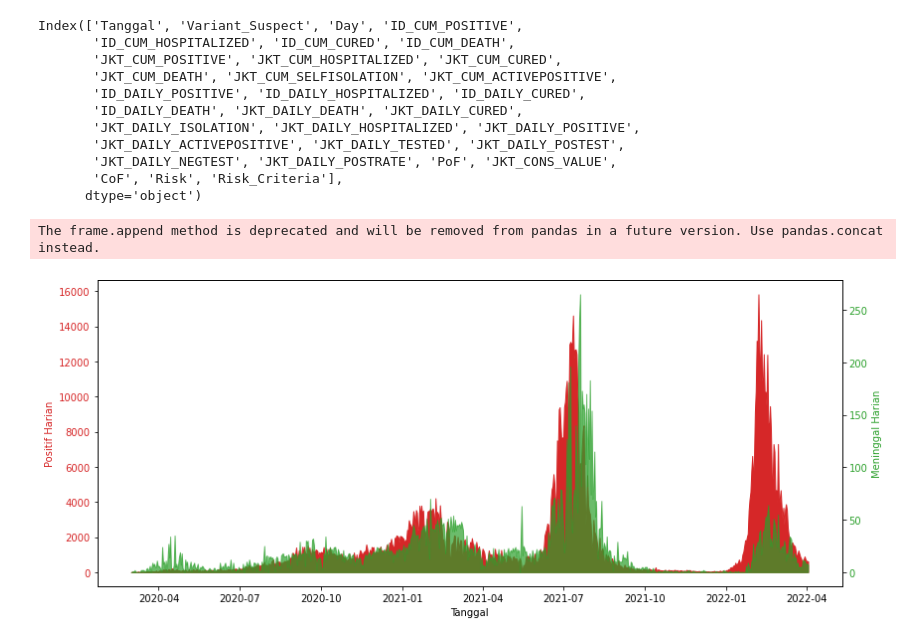
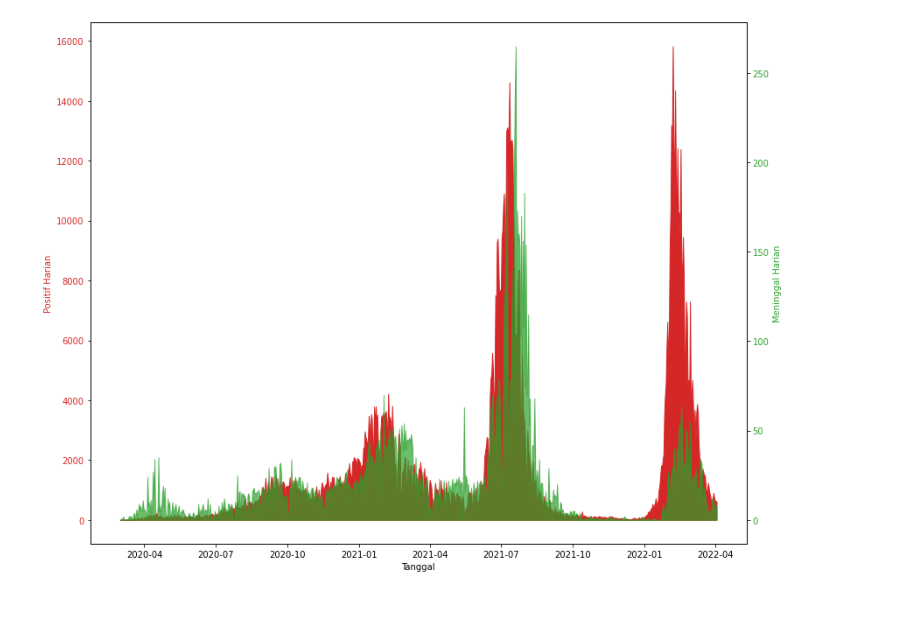
Before and after one commit to aasina/carpredict, a Jupyter notebook: covidJKTdatapresent.ipynb, the cells around one changed output. Drawn from its saved outputs; the diff is of its cells as text; code cells hidden in the pictures; blank space fills up the shorter version.

```diff
--- a/covidJKTdatapresent.ipynb
+++ b/covidJKTdatapresent.ipynb
@@ -3,9 +3,9 @@ import pandas as pd
 import seaborn as sns
 import numpy as np
 import matplotlib.pyplot as plt
+import plotly.express as px
+
 %matplotlib inline
-
-plt.rcParams["figure.figsize"] = (12,5)
 # %%
 datacovid = pd.read_excel('datasetcovidjktid.xlsx',sheet_name='dataset')
 # %%
@@ -66,15 +78 @@ datacovid.columns
-# %%
-datacovid.columns
-# %% [output]
-Index(['Tanggal', 'Variant_Suspect', 'Day', 'ID_CUM_POSITIVE',
-       'ID_CUM_HOSPITALIZED', 'ID_CUM_CURED', 'ID_CUM_DEATH',
-       'JKT_CUM_POSITIVE', 'JKT_CUM_HOSPITALIZED', 'JKT_CUM_CURED',
-       'JKT_CUM_DEATH', 'JKT_CUM_SELFISOLATION', 'JKT_CUM_ACTIVEPOSITIVE',
-       'ID_DAILY_POSITIVE', 'ID_DAILY_HOSPITALIZED', 'ID_DAILY_CURED',
-       'ID_DAILY_DEATH', 'JKT_DAILY_DEATH', 'JKT_DAILY_CURED',
-       'JKT_DAILY_ISOLATION', 'JKT_DAILY_HOSPITALIZED', 'JKT_DAILY_POSITIVE',
-       'JKT_DAILY_ACTIVEPOSITIVE', 'JKT_DAILY_TESTED', 'JKT_DAILY_POSTEST',
-       'JKT_DAILY_NEGTEST', 'JKT_DAILY_POSTRATE', 'PoF', 'JKT_CONS_VALUE',
-       'CoF', 'Risk', 'Risk_Criteria'],
-      dtype='object')
 # %%
@@ -91,35 +88,29 @@ fig.update_layout(legend=dict(
 
 
 fig.show()
-# %%
-import plotly.express as px
-
-fig = px.sunburst(datacovid, path=['Variant_Suspect'], values='JKT_DAILY_POSITIVE')
-
-fig.show()
-# %% [output]
-The frame.append method is deprecated and will be removed from pandas in a future version. Use pandas.concat instead.
 # %%
+plt.rcParams["figure.figsize"] = (12,9)
+
 fig, ax1 = plt.subplots()
 
 x = datacovid.Tanggal
 value1 = datacovid.JKT_DAILY_POSITIVE
 value2 = datacovid.JKT_DAILY_DEATH
 
 color = 'tab:red'
 ax1.set_xlabel('Tanggal')
 ax1.set_ylabel('Positif Harian', color=color)
 ax1.fill_between(x, value1, color=color)
 ax1.tick_params(axis='y', labelcolor=color)
 
 ax2 = ax1.twinx()  # instantiate a second axes that shares the same x-axis
 
 color = 'tab:green'
 ax2.set_ylabel('Meninggal Harian', color=color)  # we already handled the x-label with ax1
 ax2.fill_between(x, value2, color=color, alpha=0.7)
 ax2.tick_params(axis='y', labelcolor=color)
 
 fig.tight_layout()  # otherwise the right y-label is slightly clipped
 plt.show()
 # %% [output]
-[figure, old version]
+[figure, new version]
```
Also changed, not shown: parts of 3 cells of this notebook, 2 other files.
